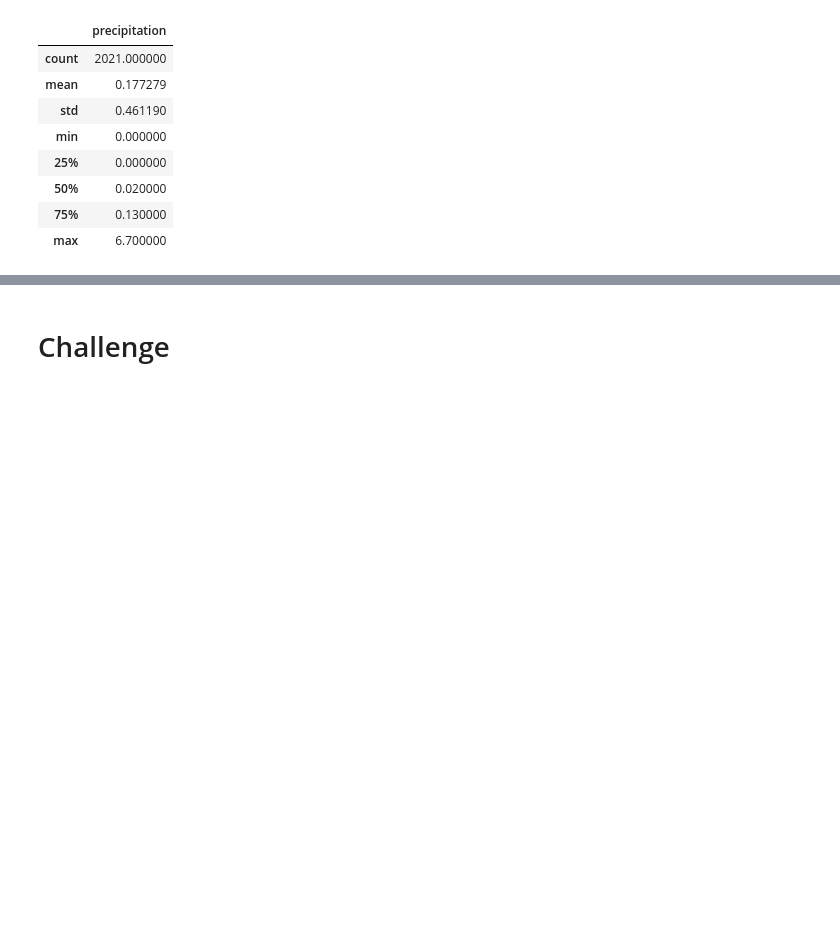
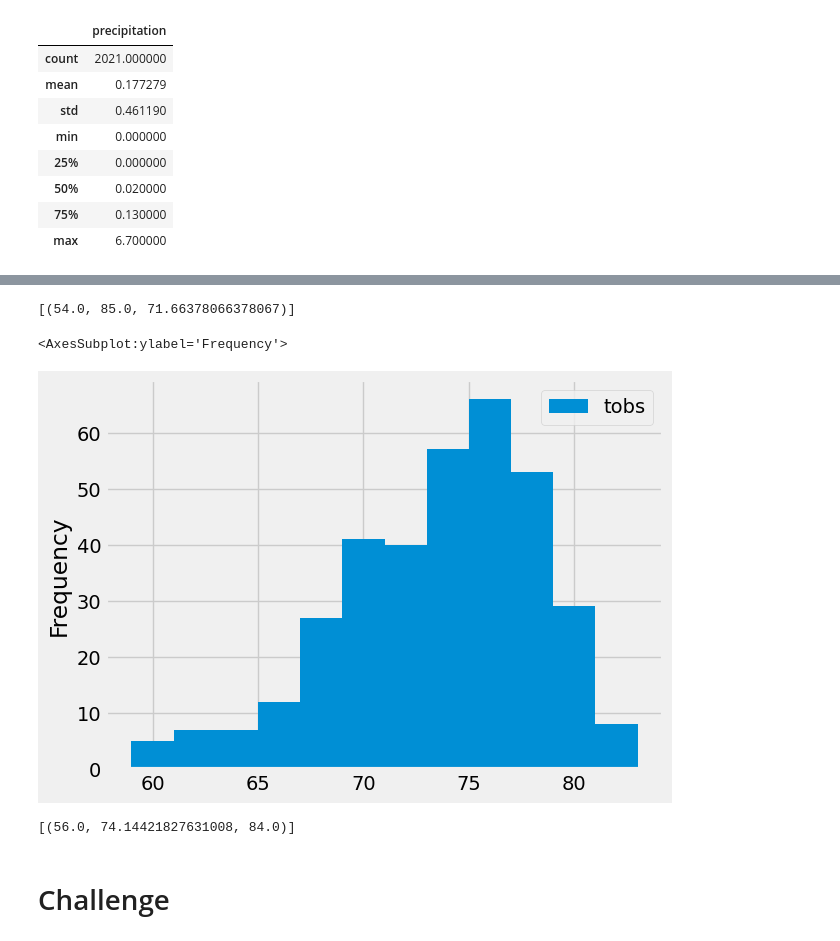
Before and after one commit to kelmo974/Surfs_Up, a Jupyter notebook: climate_analysis.ipynb, the cells around one changed output, grey strips where cells are left out. Cells and saved outputs as stored; diff of their text form; code cells hidden in the pictures; blank space fills up the shorter version.

```diff
--- a/climate_analysis.ipynb
+++ b/climate_analysis.ipynb
@@ -97,11 +96,32 @@ results_df.describe()
 # %%
 # Using the station id from the previous query, calculate the lowest temperature recorded,
 # highest temperature recorded, and average temperature most active station?
+session.query(func.min(Measurement.tobs), func.max(Measurement.tobs), func.avg(Measurement.tobs)).\
+filter(Measurement.station == 'USC00519281').all()
+# %% [output]
+[(54.0, 85.0, 71.66378066378067)]
 # %%
 # Choose the station with the highest number of temperature observations.
 # Query the last 12 months of temperature observation data for this station and plot the results as a histogram
+results = session.query(Measurement.tobs).\
+filter(Measurement.station == 'USC00519281').\
+filter(Measurement.date >= prev_year).all()
+results_df = pd.DataFrame(results, columns=['tobs'])
+results_df
+results_df.plot.hist(bins=12)
+# %% [output]
+<AxesSubplot:ylabel='Frequency'>
+[figure, added]
 # %%
 # Write a function called `calc_temps` that will accept start date and end date in the format '%Y-%m-%d'
 # and return the minimum, average, and maximum temperatures for that range of dates
+def calc_temps(start_date, end_date):
+    c_results = session.query(func.min(Measurement.tobs), func.avg(Measurement.tobs), func.max(Measurement.tobs)).\
+                    filter(Measurement.date >= start_date).\
+                    filter(Measurement.date <= end_date).all()
+    return c_results
+calc_temps('2016-01-01', '2016-12-31')
+# %% [output]
+[(56.0, 74.14421827631008, 84.0)]
 # %% [markdown]
 # Challenge
```
Also changed, not shown: parts of 3 cells of this notebook.
